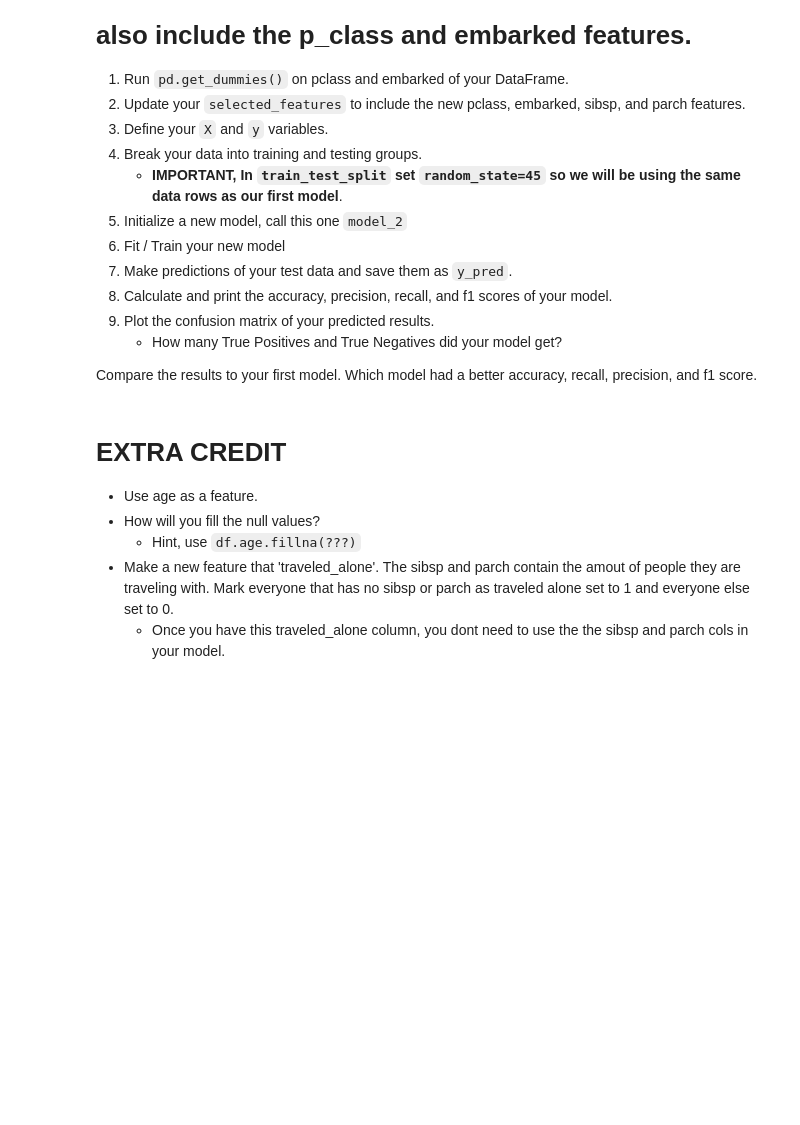
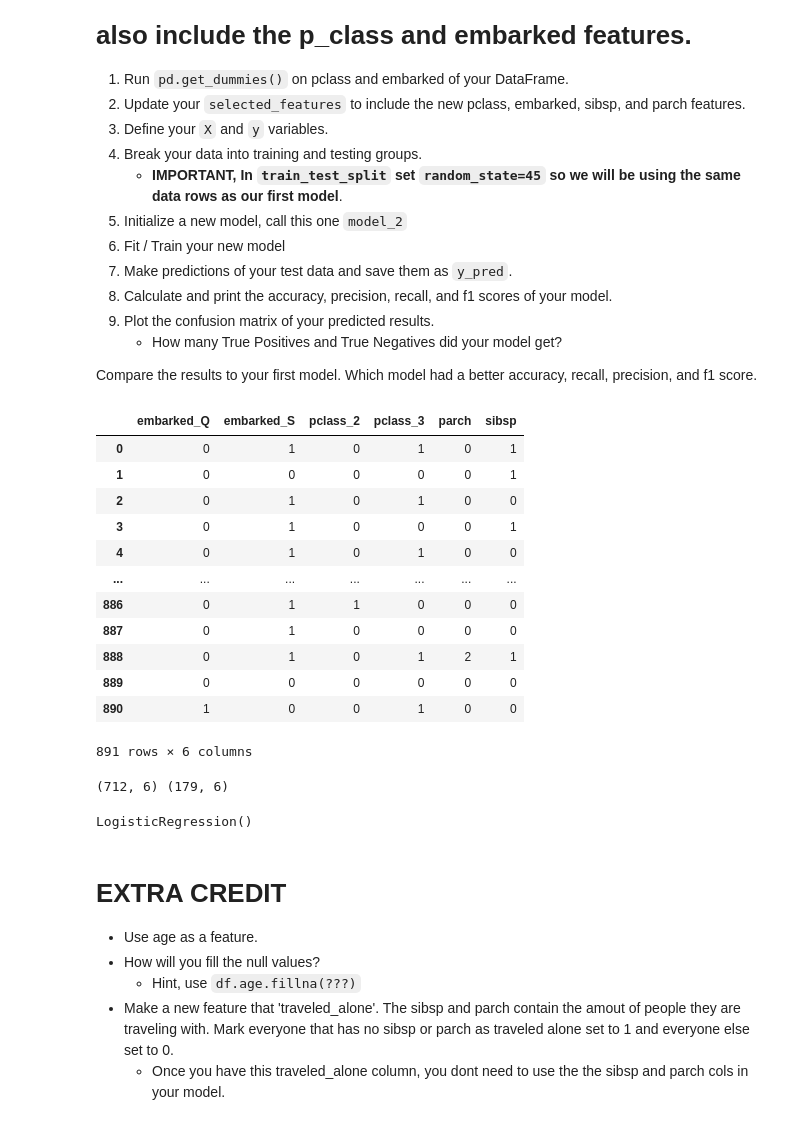
Before and after one commit to RandyLu0/2022-fall-data-science, a Jupyter notebook: Week-03-Intro-To-ML/Exercise-Logistic-Regression.ipynb, the cells around one changed output. Cells and saved outputs as stored; diff of their text form; code cells hidden in the pictures; blank space fills up the shorter version.

```diff
--- a/Week-03-Intro-To-ML/Exercise-Logistic-Regression.ipynb
+++ b/Week-03-Intro-To-ML/Exercise-Logistic-Regression.ipynb
@@ -193,39 +189,57 @@ print(tn, ' True Negatives and', tp,' True Positives')
     * How many True Positives and True Negatives did your model get?
 
 Compare the results to your first model. Which model had a better accuracy, recall, precision, and f1 score.
+# %%
+# Run pd.get_dummies on pclass and embarked of your DataFrame.
+df = pd.get_dummies(df, columns=["pclass", "embarked"], drop_first=True)
+# %%
+# Update your `selected_features` to include the new pclass and embarked features.
+selected_features = ["embarked_Q", "embarked_S", "pclass_2", "pclass_3", "parch", "sibsp"]
+
+# Define your X and y variables
+X = df[selected_features]
+y = df["survived"]
+X
+# %% [output]
+|  | embarked_Q | embarked_S | pclass_2 | pclass_3 | parch | sibsp |
+| 0 | 0 | 1 | 0 | 1 | 0 | 1 |
+| 1 | 0 | 0 | 0 | 0 | 0 | 1 |
+| 2 | 0 | 1 | 0 | 1 | 0 | 0 |
+| 3 | 0 | 1 | 0 | 0 | 0 | 1 |
+| 4 | 0 | 1 | 0 | 1 | 0 | 0 |
+| ... | ... | ... | ... | ... | ... | ... |
+| 886 | 0 | 1 | 1 | 0 | 0 | 0 |
+| 887 | 0 | 1 | 0 | 0 | 0 | 0 |
+| 888 | 0 | 1 | 0 | 1 | 2 | 1 |
+| 889 | 0 | 0 | 0 | 0 | 0 | 0 |
+| 890 | 1 | 0 | 0 | 1 | 0 | 0 |
+891 rows × 6 columns
 # %%
-df = pd.read_csv('data/titanic.csv')
-
-# Run pd.get_dummies on pclass and embarked of your DataFrame.
-
-
-# Update your `selected_features` to include the new pclass and embarked features.
-
-# Define your X and y variables
-
-
 # Split our data into testing and training.
 # !!! Remeber to use the same random state as you used before
-
+X_train, X_test, y_train, y_test = train_test_split(X, y, test_size=0.2, random_state=45)
 
 # Initalize our model_2
 model_2 = LogisticRegression()
-
+print(X_train.shape, X_test.shape)
 # Fit / Train our model using our training data.
+model_2.fit(X_train, y_train)
 
 # Make new predicitions using our testing data.
+y_pred = model.predict(X_test)
+
 
 # Calculate our accuracy
-accuracy_2 = ???
+accuracy_2 = accuracy_score(y_test, y_pred)
 
 # Calculate our precision score
-precision_2 = ???
+precision_2 = precision_score(y_test, y_pred)
 
 # Calculate our recall score
-recall_2 = ???
+recall_2 = recall_score(y_test, y_pred)
 
 # Calculate your f1-score
-f1_2 = ???
+f1_2 = f1_score(y_test, y_pred)
 
 # Print each of our scores to inspect performance.
 print("Accuracy Score: %f" % accuracy_2)
@@ -237,6 +251,15 @@ print('F1 Score %f' % f1_2)
 fig = plt.figure(figsize=(8,8))
 plt.xlabel('Predicted')
 plt.ylabel('Actual');
+
+cm = confusion_matrix(y_test, y_pred)
+cm = cm.round(2)
+tn, fp, fn, tp = confusion_matrix(y_test, y_pred).ravel()
+
+ax = sns.heatmap(cm, annot=True, cmap='Greens', fmt='g')
+# %% [output]
+(712, 6) (179, 6)
+LogisticRegression()
 # %% [markdown]
 # EXTRA CREDIT
 * Use age as a feature.
```
Also changed, not shown: parts of 4 cells of this notebook, 1 other file.
